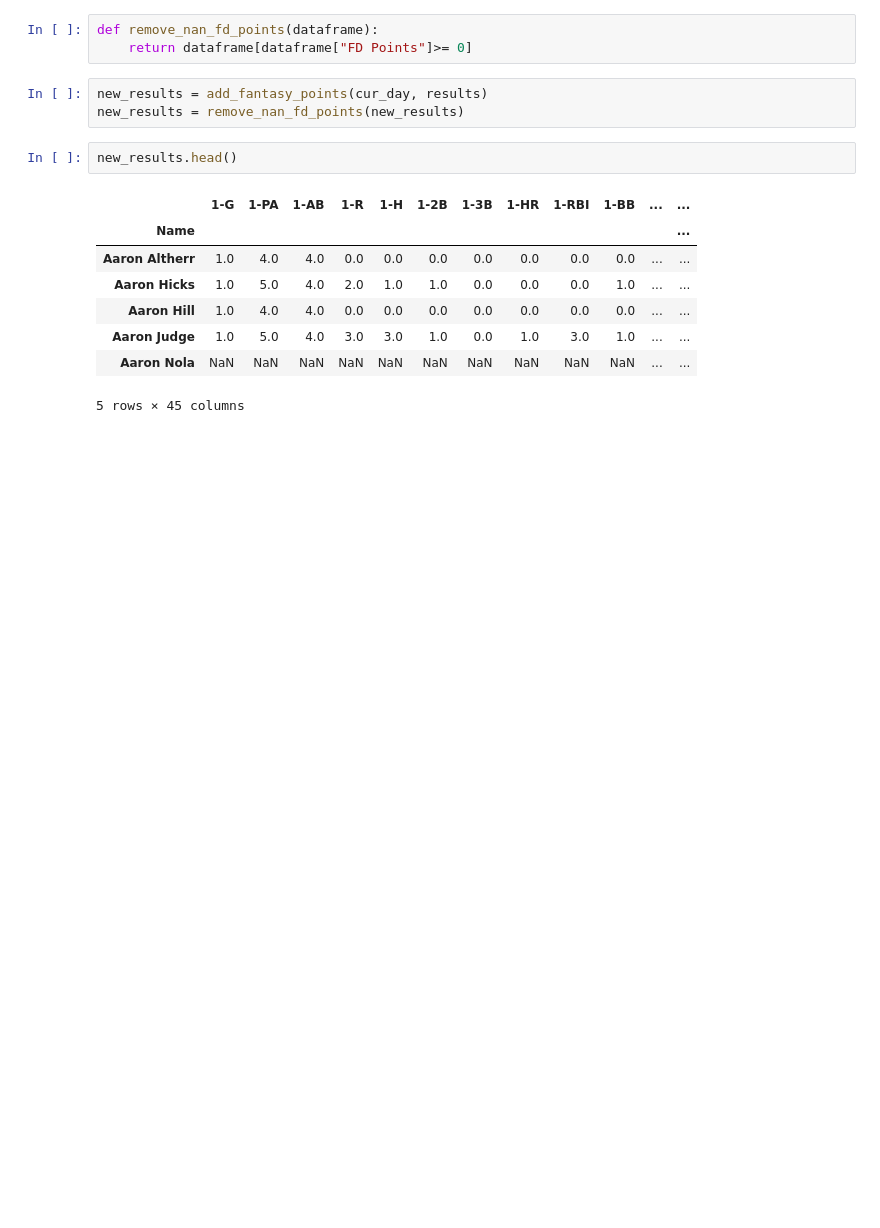
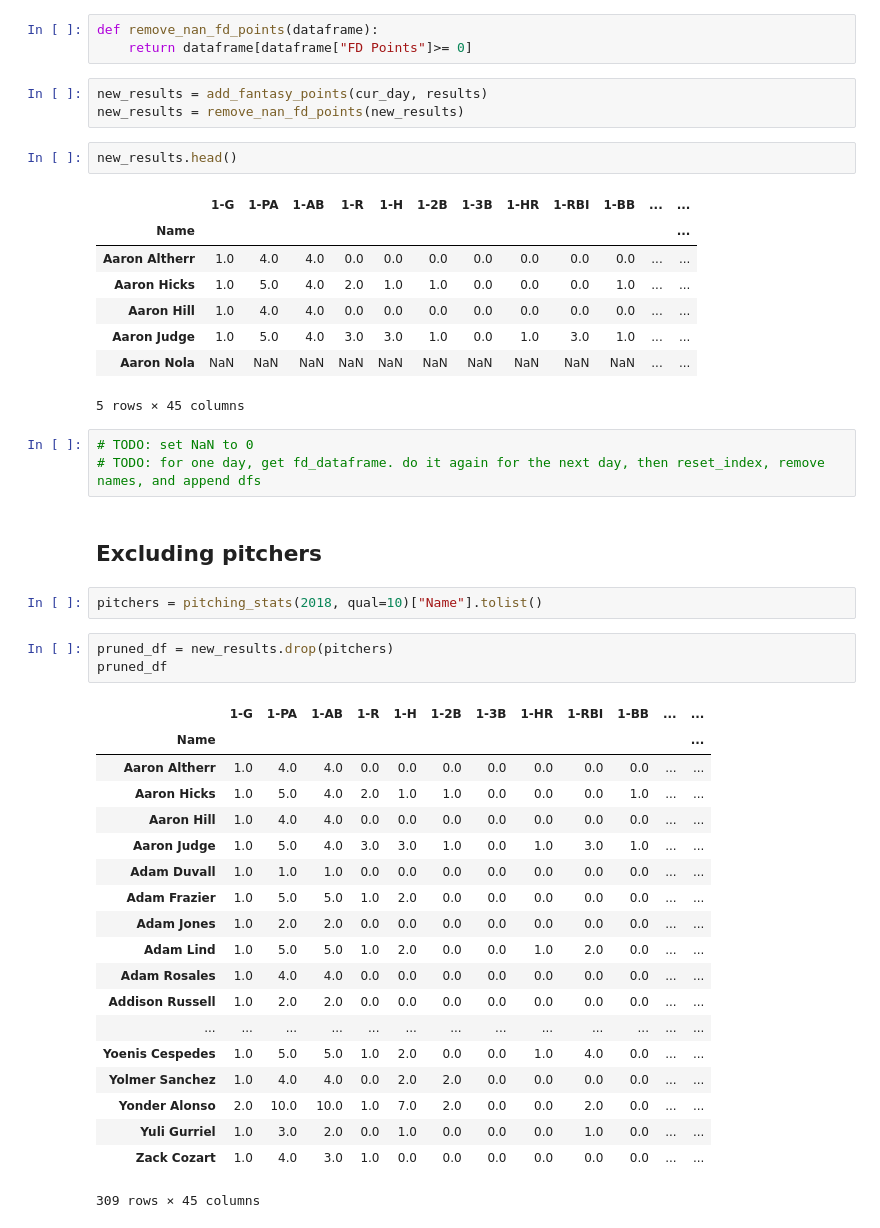
Before and after one commit to mdrews93/FantasyBaseball, a Jupyter notebook: Pybaseball-Exploration.ipynb, the cells around one changed output. Saved outputs shown, nothing was run; the diff lists cells and outputs as text; blank space fills up the shorter version.

```diff
--- a/Pybaseball-Exploration.ipynb
+++ b/Pybaseball-Exploration.ipynb
@@ -117,3 +129,33 @@ new_results.head()
 | Aaron Judge | 1.0 | 5.0 | 4.0 | 3.0 | 3.0 | 1.0 | 0.0 | 1.0 | 3.0 | 1.0 | ... | ... |
 | Aaron Nola | NaN | NaN | NaN | NaN | NaN | NaN | NaN | NaN | NaN | NaN | ... | ... |
 5 rows × 45 columns
+# %%
+# TODO: set NaN to 0
+# TODO: for one day, get fd_dataframe. do it again for the next day, then reset_index, remove names, and append dfs
+# %% [markdown]
+## Excluding pitchers
+# %%
+pitchers = pitching_stats(2018, qual=10)["Name"].tolist()
+# %%
+pruned_df = new_results.drop(pitchers)
+pruned_df
+# %% [output]
+|  | 1-G | 1-PA | 1-AB | 1-R | 1-H | 1-2B | 1-3B | 1-HR | 1-RBI | 1-BB | ... | ... |
+| Name |  |  |  |  |  |  |  |  |  |  |  | ... |
+| Aaron Altherr | 1.0 | 4.0 | 4.0 | 0.0 | 0.0 | 0.0 | 0.0 | 0.0 | 0.0 | 0.0 | ... | ... |
+| Aaron Hicks | 1.0 | 5.0 | 4.0 | 2.0 | 1.0 | 1.0 | 0.0 | 0.0 | 0.0 | 1.0 | ... | ... |
+| Aaron Hill | 1.0 | 4.0 | 4.0 | 0.0 | 0.0 | 0.0 | 0.0 | 0.0 | 0.0 | 0.0 | ... | ... |
+| Aaron Judge | 1.0 | 5.0 | 4.0 | 3.0 | 3.0 | 1.0 | 0.0 | 1.0 | 3.0 | 1.0 | ... | ... |
+| Adam Duvall | 1.0 | 1.0 | 1.0 | 0.0 | 0.0 | 0.0 | 0.0 | 0.0 | 0.0 | 0.0 | ... | ... |
+| Adam Frazier | 1.0 | 5.0 | 5.0 | 1.0 | 2.0 | 0.0 | 0.0 | 0.0 | 0.0 | 0.0 | ... | ... |
+| Adam Jones | 1.0 | 2.0 | 2.0 | 0.0 | 0.0 | 0.0 | 0.0 | 0.0 | 0.0 | 0.0 | ... | ... |
+| Adam Lind | 1.0 | 5.0 | 5.0 | 1.0 | 2.0 | 0.0 | 0.0 | 1.0 | 2.0 | 0.0 | ... | ... |
+| Adam Rosales | 1.0 | 4.0 | 4.0 | 0.0 | 0.0 | 0.0 | 0.0 | 0.0 | 0.0 | 0.0 | ... | ... |
+| Addison Russell | 1.0 | 2.0 | 2.0 | 0.0 | 0.0 | 0.0 | 0.0 | 0.0 | 0.0 | 0.0 | ... | ... |
+| ... | ... | ... | ... | ... | ... | ... | ... | ... | ... | ... | ... | ... |
+| Yoenis Cespedes | 1.0 | 5.0 | 5.0 | 1.0 | 2.0 | 0.0 | 0.0 | 1.0 | 4.0 | 0.0 | ... | ... |
+| Yolmer Sanchez | 1.0 | 4.0 | 4.0 | 0.0 | 2.0 | 2.0 | 0.0 | 0.0 | 0.0 | 0.0 | ... | ... |
+| Yonder Alonso | 2.0 | 10.0 | 10.0 | 1.0 | 7.0 | 2.0 | 0.0 | 0.0 | 2.0 | 0.0 | ... | ... |
+| Yuli Gurriel | 1.0 | 3.0 | 2.0 | 0.0 | 1.0 | 0.0 | 0.0 | 0.0 | 1.0 | 0.0 | ... | ... |
+| Zack Cozart | 1.0 | 4.0 | 3.0 | 1.0 | 0.0 | 0.0 | 0.0 | 0.0 | 0.0 | 0.0 | ... | ... |
+309 rows × 45 columns
```
Also changed, not shown: parts of 7 cells of this notebook.
